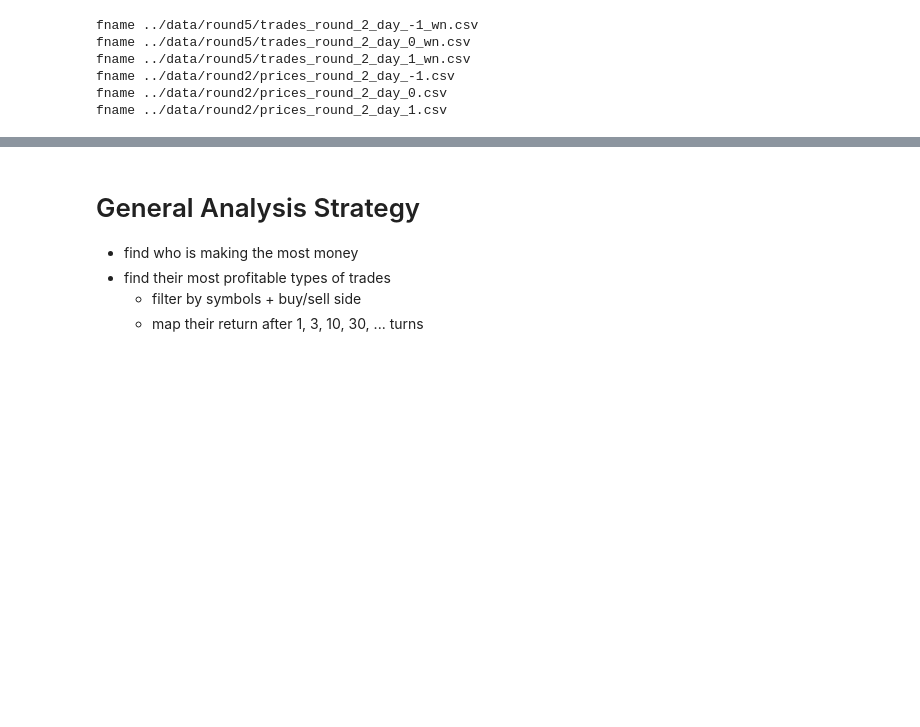
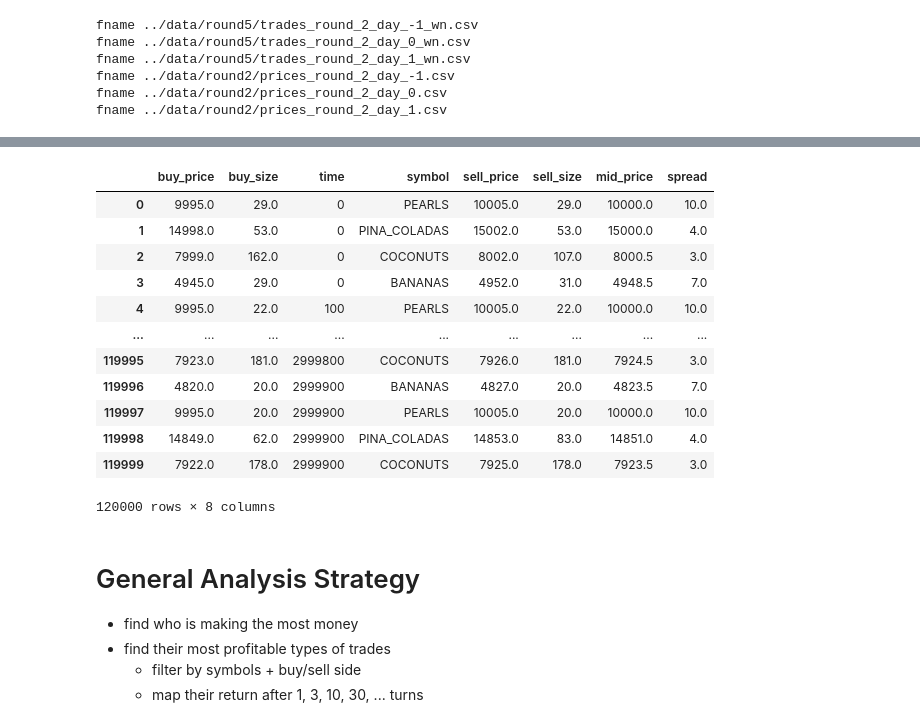
Before and after one commit to rzhan11/IMCTradingComp23, a Jupyter notebook: nbs/stats learning-round 5.ipynb, the cells around one changed output, grey strips where cells are left out. Drawn from its saved outputs; the diff is of its cells as text; code cells hidden in the pictures; blank space fills up the shorter version.

```diff
--- a/nbs/stats learning-round 5.ipynb
+++ b/nbs/stats learning-round 5.ipynb
@@ -287,3 +297,19 @@ for sym in syms:
+# %%
+price_df
+# %% [output]
+|  | buy_price | buy_size | time | symbol | sell_price | sell_size | mid_price | spread |
+| 0 | 9995.0 | 29.0 | 0 | PEARLS | 10005.0 | 29.0 | 10000.0 | 10.0 |
+| 1 | 14998.0 | 53.0 | 0 | PINA_COLADAS | 15002.0 | 53.0 | 15000.0 | 4.0 |
+| 2 | 7999.0 | 162.0 | 0 | COCONUTS | 8002.0 | 107.0 | 8000.5 | 3.0 |
+| 3 | 4945.0 | 29.0 | 0 | BANANAS | 4952.0 | 31.0 | 4948.5 | 7.0 |
+| 4 | 9995.0 | 22.0 | 100 | PEARLS | 10005.0 | 22.0 | 10000.0 | 10.0 |
+| ... | ... | ... | ... | ... | ... | ... | ... | ... |
+| 119995 | 7923.0 | 181.0 | 2999800 | COCONUTS | 7926.0 | 181.0 | 7924.5 | 3.0 |
+| 119996 | 4820.0 | 20.0 | 2999900 | BANANAS | 4827.0 | 20.0 | 4823.5 | 7.0 |
+| 119997 | 9995.0 | 20.0 | 2999900 | PEARLS | 10005.0 | 20.0 | 10000.0 | 10.0 |
+| 119998 | 14849.0 | 62.0 | 2999900 | PINA_COLADAS | 14853.0 | 83.0 | 14851.0 | 4.0 |
+| 119999 | 7922.0 | 178.0 | 2999900 | COCONUTS | 7925.0 | 178.0 | 7923.5 | 3.0 |
+120000 rows × 8 columns
 # %% [markdown]
 # General Analysis Strategy
 - find who is making the most money
```
Also changed, not shown: parts of 31 cells of this notebook, 2 other files.
